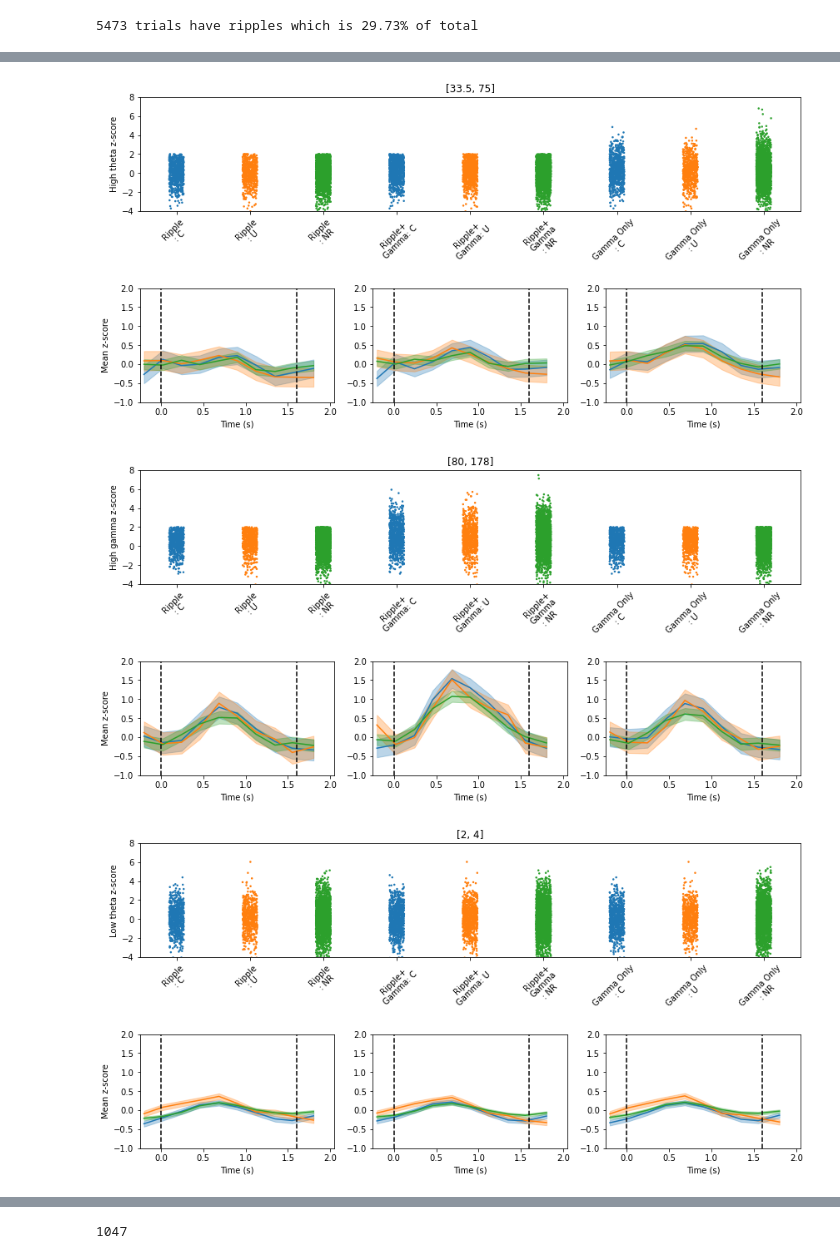
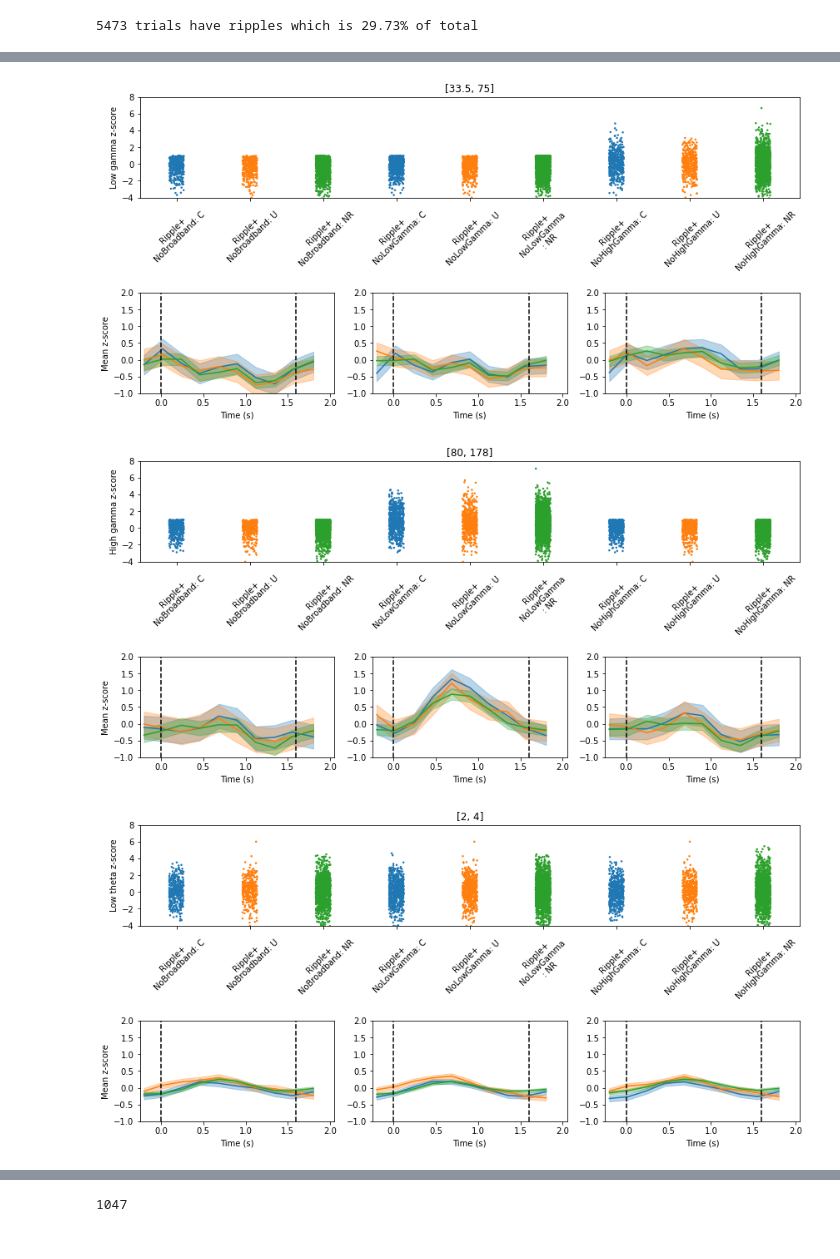
Before and after one commit to jjsakon/SWRrefactored, a Jupyter notebook: code/createGammaThetaPlots.ipynb, the cells around one changed output, grey strips where cells are left out. Drawn from its saved outputs; the diff is of its cells as text; code cells hidden in the pictures.

```diff
--- a/code/createGammaThetaPlots.ipynb
+++ b/code/createGammaThetaPlots.ipynb
@@ -169,7 +169,7 @@ dict_keys(['ripple', 'clust', 'correct', 'position', 'list_num', 'subj', 'sess',
 [[33.5, 75], [80, 178], [2, 4], [7, 9]]
 array(['R1108J', 'R1112M', 'R1486J', 'R1501J', 'R1525J'], dtype='<U6')
 # %%
-gamma_sd_thresh = 2.0
+gamma_sd_thresh = 1.0
 
 # select a patient
 patient_idx = -1
@@ -186,12 +186,13 @@ np.shape(sub_Zs)
 ripple_start = 300 # time in ms
 ripple_end = 1300 # time in ms
 
+# note only +700 since ripple_trials go from -0.7 to 2.3 s (no buffers)
 ripple_trials = np.sum(sub_ripples[:,int((700+ripple_start)/sr_factor):int((700+ripple_end)/sr_factor)],1)>0
 print(f'{sum(ripple_trials)} trials have ripples which is {np.round(100*sum(ripple_trials)/sum(sub_idxs),2)}% of total')
 
 z_factor = sr_factor*10 # z_score was decimated 10x
 # average z-score over time for same range as ripples
-ripple_time_range = slice(int((1700+ripple_start)/z_factor),int((1700+ripple_end)/z_factor))
+ripple_time_range = slice(int((1700+ripple_start)/z_factor),int((1700+ripple_end)/z_factor)) # +1700 since goes from -1.7 to 3.3 s
 z_low_gamma_trials = np.mean(sub_Zs[0,:,ripple_time_range],1)>gamma_sd_thresh
 z_high_gamma_trials = np.mean(sub_Zs[1,:,ripple_time_range],1)>gamma_sd_thresh
 # %% [output]
@@ -342,6 +346,5 @@ a=1;
 # %%
 # Set the time range for x-axis for mean over time (ripple_time_range handles the time range for the swarm)
-time_bins = np.linspace(-0.2, 2.0, 100)  # 100 bins from -0.2 to 2.0 seconds
 swarm_ylimits = [-4.0, 8.0]
 mean_ylimits = [-1.0, 2.0]
 
@@ -356,7 +359,7 @@ palette = {
 
 for i_freq,freq_range in enumerate(freq_range_str_arr):
 
-    if 29 < freq_range[0] < 30:
+    if 29 < freq_range[0] < 35:
         ylabel = 'Low gamma z-score'
     elif 65 < freq_range[0] < 90:
         ylabel = 'High gamma z-score'
@@ -396,15 +399,15 @@ for i_freq,freq_range in enumerate(freq_range_str_arr):
                                     swarm_three_clustered, swarm_three_unclustered, swarm_three_not_recalled])
 
     # Create simplified labels for each group
-    labels = (['Ripple\n: C'] * len(swarm_one_clustered) +
-              ['Ripple\n: U'] * len(swarm_one_unclustered) +
-              ['Ripple\n: NR'] * len(swarm_one_not_recalled) +
-              ['Ripple+\nGamma: C'] * len(swarm_two_clustered) +
-              ['Ripple+\nGamma: U'] * len(swarm_two_unclustered) +
-              ['Ripple+\nGamma\n: NR'] * len(swarm_two_not_recalled) +
-              ['Gamma Only\n: C'] * len(swarm_three_clustered) +
-              ['Gamma Only\n: U'] * len(swarm_three_unclustered) +
-              ['Gamma Only\n: NR'] * len(swarm_three_not_recalled))
+    labels = (['Ripple+\nNoBroadband: C'] * len(swarm_one_clustered) +
+              ['Ripple+\nNoBroadband: U'] * len(swarm_one_unclustered) +
+              ['Ripple+\nNoBroadband: NR'] * len(swarm_one_not_recalled) +
+              ['Ripple+\nNoLowGamma: C'] * len(swarm_two_clustered) +
+              ['Ripple+\nNoLowGamma: U'] * len(swarm_two_unclustered) +
+              ['Ripple+\nNoLowGamma\n: NR'] * len(swarm_two_not_recalled) +
+              ['Ripple+\nNoHighGamma: C'] * len(swarm_three_clustered) +
+              ['Ripple+\nNoHighGamma: U'] * len(swarm_three_unclustered) +
+              ['Ripple+\nNoHighGamma: NR'] * len(swarm_three_not_recalled))
 
     # Set up the figure with GridSpec
     fig = plt.figure(figsize=(12, 12))  # Overall figure size
@@ -431,12 +434,11 @@ for i_freq,freq_range in enumerate(freq_range_str_arr):
     # Decimate time bins
     decimation_factor = 10
     time_bins_decimated = decimate(time_bins, decimation_factor)
-    plot_time_range_decimated = slice(None, None, decimation_factor)
 
     # Plot for swarm one
-    mean_swarm_one_clustered, se_swarm_one_clustered = mean_and_se(sub_Zs[i_freq, swarm_one_idx & clust_clustered, plot_time_range])
-    mean_swarm_one_unclustered, se_swarm_one_unclustered = mean_and_se(sub_Zs[i_freq, swarm_one_idx & clust_unclustered, plot_time_range])
-    mean_swarm_one_not_recalled, se_swarm_one_not_recalled = mean_and_se(sub_Zs[i_freq, swarm_one_idx & clust_not_recalled, plot_time_range])
+    mean_swarm_one_clustered, se_swarm_one_clustered = mean_and_se(sub_Zs[i_freq, swarm_one_idx & clust_clustered, plot_slice])
+    mean_swarm_one_unclustered, se_swarm_one_unclustered = mean_and_se(sub_Zs[i_freq, swarm_one_idx & clust_unclustered, plot_slice])
+    mean_swarm_one_not_recalled, se_swarm_one_not_recalled = mean_and_se(sub_Zs[i_freq, swarm_one_idx & clust_not_recalled, plot_slice])
 
     ax_swarm_one = fig.add_subplot(gs[1, 0])  # Ripple plot
     ax_swarm_one.plot(time_bins_decimated, decimate(mean_swarm_one_clustered, decimation_factor), label='Clustered', color=palette['Clustered'])
@@ -462,9 +464,9 @@ for i_freq,freq_range in enumerate(freq_range_str_arr):
     ax_swarm_one.set_ylim(mean_ylimits)
 
     # Plot for swarm two
-    mean_swarm_two_clustered, se_swarm_two_clustered = mean_and_se(sub_Zs[i_freq, swarm_two_idx & clust_clustered, plot_time_range])
-    mean_swarm_two_unclustered, se_swarm_two_unclustered = mean_and_se(sub_Zs[i_freq, swarm_two_idx & clust_unclustered, plot_time_range])
-    mean_swarm_two_not_recalled, se_swarm_two_not_recalled = mean_and_se(sub_Zs[i_freq, swarm_two_idx & clust_not_recalled, plot_time_range])
+    mean_swarm_two_clustered, se_swarm_two_clustered = mean_and_se(sub_Zs[i_freq, swarm_two_idx & clust_clustered, plot_slice])
+    mean_swarm_two_unclustered, se_swarm_two_unclustered = mean_and_se(sub_Zs[i_freq, swarm_two_idx & clust_unclustered, plot_slice])
+    mean_swarm_two_not_recalled, se_swarm_two_not_recalled = mean_and_se(sub_Zs[i_freq, swarm_two_idx & clust_not_recalled, plot_slice])
 
     ax_swarm_two = fig.add_subplot(gs[1, 1])  # Non-ripple plot
     ax_swarm_two.plot(time_bins_decimated, decimate(mean_swarm_two_clustered, decimation_factor), label='Clustered', color=palette['Clustered'])
@@ -489,41 +491,41 @@ for i_freq,freq_range in enumerate(freq_range_str_arr):
     ax_swarm_two.set_ylim(mean_ylimits)
 
     # Plot for swarm three
-    mean_swarm_three_clustered, se_swarm_three_clustered = mean_and_se(sub_Zs[i_freq, swarm_three_idx & clust_clustered, plot_time_range])
-    mean_swarm_three_unclustered, se_swarm_three_unclustered = mean_and_se(sub_Zs[i_freq, swarm_three_idx & clust_unclustered, plot_time_range])
-    mean_swarm_three_not_recalled, se_swarm_three_not_recalled = mean_and_se(sub_Zs[i_freq, swarm_three_idx & clust_not_recalled, plot_time_range])
+    mean_swarm_three_clustered, se_swarm_three_clustered = mean_and_se(sub_Zs[i_freq, swarm_three_idx & clust_clustered, plot_slice])
+    mean_swarm_three_unclustered, se_swarm_three_unclustered = mean_and_se(sub_Zs[i_freq, swarm_three_idx & clust_unclustered, plot_slice])
+    mean_swarm_three_not_recalled, se_swarm_three_not_recalled = mean_and_se(sub_Zs[i_freq, swarm_three_idx & clust_not_recalled, plot_slice])
 
     ax_swarm_three = fig.add_subplot(gs[1, 2])  # High gamma plot
     ax_swarm_three.plot(time_bins_decimated, decimate(mean_swarm_three_clustered, decimation_factor), label='Clustered', color=palette['Clustered'])
     ax_swarm_three.fill_between(time_bins_decimated,
                                 decimate(mean_swarm_three_clustered, decimation_factor) - decimate(se_swarm_three_clustered, decimation_factor),
                                 decimate(mean_swarm_three_clustered, decimation_factor) + decimate(se_swarm_three_clustered, decimation_factor),
                                 alpha=0.3, color=palette['Clustered'])
     ax_swarm_three.plot(time_bins_decimated, decimate(mean_swarm_three_unclustered, decimation_factor), label='Unclustered', color=palette['Unclustered'])
     ax_swarm_three.fill_between(time_bins_decimated,
                                 decimate(mean_swarm_three_unclustered, decimation_factor) - decimate(se_swarm_three_unclustered, decimation_factor),
                                 decimate(mean_swarm_three_unclustered, decimation_factor) + decimate(se_swarm_three_unclustered, decimation_factor),
                                 alpha=0.3, color=palette['Unclustered'])
     ax_swarm_three.plot(time_bins_decimated, decimate(mean_swarm_three_not_recalled, decimation_factor), label='Not Recalled', color=palette['Not Recalled'])
     ax_swarm_three.fill_between(time_bins_decimated,
                                 decimate(mean_swarm_three_not_recalled, decimation_factor) - decimate(se_swarm_three_not_recalled, decimation_factor),
                                 decimate(mean_swarm_three_not_recalled, decimation_factor) + decimate(se_swarm_three_not_recalled, decimation_factor),
                                 alpha=0.3, color=palette['Not Recalled'])
     ax_swarm_three.axvline(x=0.0, color='black', linestyle='--')
     ax_swarm_three.axvline(x=1.6, color='black', linestyle='--')
     ax_swarm_three.set_xlabel('Time (s)')
     ax_swarm_three.set_xlim(-0.25, 2.05)
     ax_swarm_three.set_ylim(mean_ylimits)
 
     # Remove y-labels from all but the first plot
     ax_swarm_two.set_ylabel('')
     ax_swarm_three.set_ylabel('')
 
     # Adjust layout to ensure the plots align correctly
     plt.tight_layout(h_pad=2)
     plt.show()
 a=1;
 # %% [output]
-[figure, old version]
+[figure, new version]
-[figure, old version]
+[figure, new version]
-[figure, old version]
+[figure, new version]
```
Also changed, not shown: parts of 3 cells of this notebook, 1 other file.
